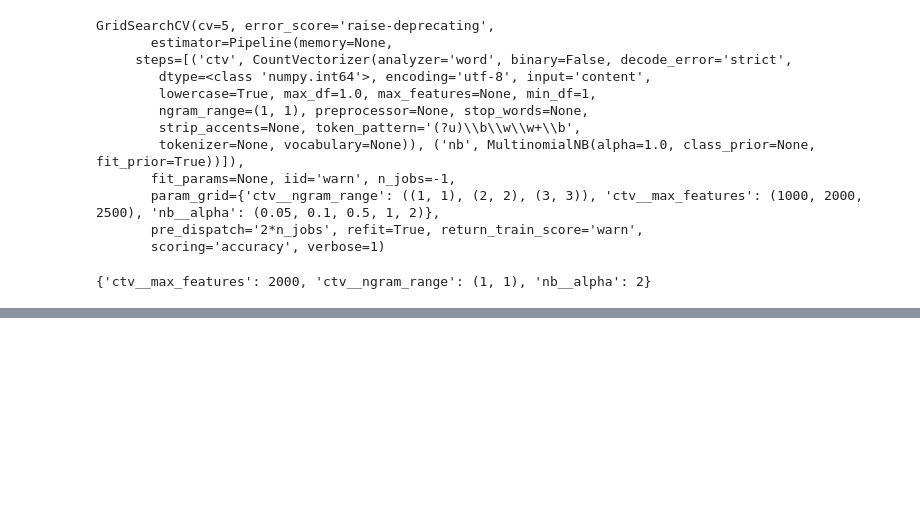
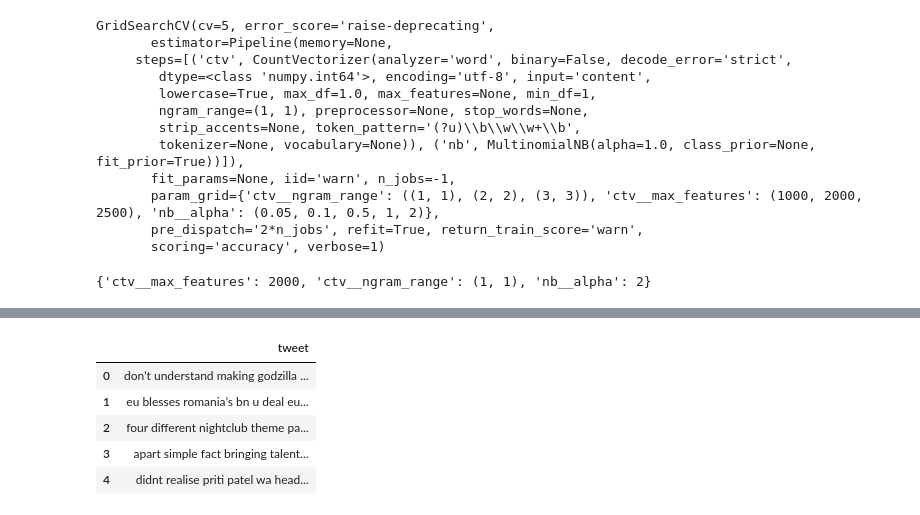
Before and after one commit to contatc2/green_mood_tracker, a Jupyter notebook: notebooks/thomasgiannetti_machine_learning.ipynb, the cells around one changed output, grey strips where cells are left out. Saved outputs shown, nothing was run; the diff lists cells and outputs as text; code cells hidden in the pictures; blank space fills up the shorter version.

```diff
--- a/notebooks/thomasgiannetti_machine_learning.ipynb
+++ b/notebooks/thomasgiannetti_machine_learning.ipynb
@@ -216,0 +274,13 @@ grid_search.best_params_
+# %%
+df_city_clean = clean(df_city, 'tweet')
+# %%
+df_city_clean['tweet'] = df_city_clean['tweet'].str.replace(kwargs['keywords'][0], '')
+# %%
+df_city_clean[['tweet']].head()
+# %% [output]
+|  | tweet |
+| 0 | don’t understand making godzilla ... |
+| 1 | eu blesses romania’s bn u deal eu... |
+| 2 | four different nightclub theme pa... |
+| 3 | apart simple fact bringing talent... |
+| 4 | didnt realise priti patel wa head... |
```
Also changed, not shown: parts of 16 cells of this notebook, 6 other files.
